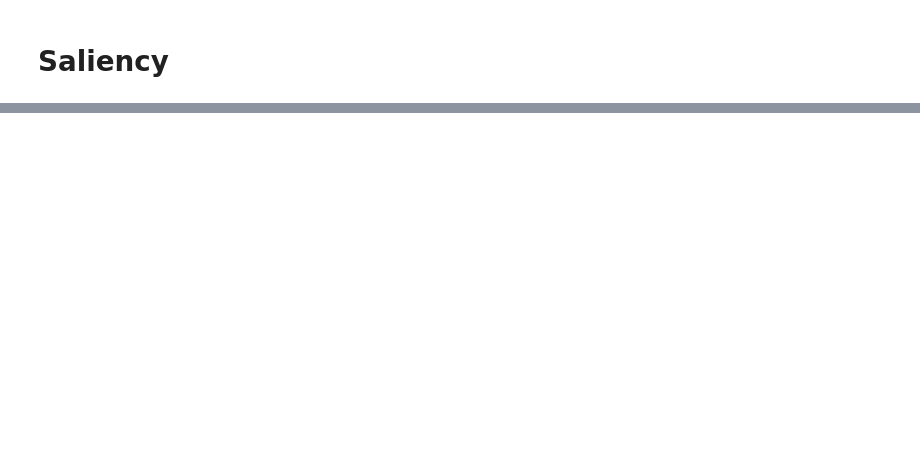
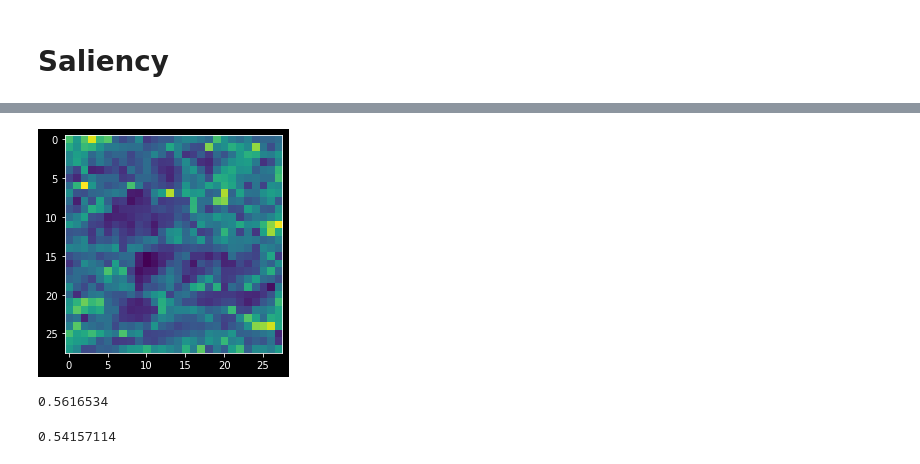
Before and after one commit to YalesRios/Samel, a Jupyter notebook: samel.ipynb, the cells around one changed output, grey strips where cells are left out. Cells and saved outputs as stored; diff of their text form; code cells hidden in the pictures; blank space fills up the shorter version.

```diff
--- a/samel.ipynb
+++ b/samel.ipynb
@@ -161,5 +232,4 @@ plt.show()
 # %%
 # Compute difference of saliency maps
-saliency_map_difference = np.std(saliency_maps,axis=0)/np.average(saliency_maps,axis=0)
-plt.imshow(saliency_map_difference)
-plt.show()
+def generate_uncertainty_map(saliency_maps):
+    return(np.std(saliency_maps,axis=0)/np.average(saliency_maps,axis=0))
@@ -166,3 +261,12 @@ plt.show()
+# %%
+# Visualise uncertainty map example
+uncertainty_map = generate_uncertainty_map(maps)
+plt.imshow(uncertainty_map)
+plt.show()
+# %% [output]
+[figure, added]
 # %%
-#Compute the average difference value for each pixel
+# Compute the average difference value for each pixel (uncertainty)
 np.average(saliency_map_difference)
+# %% [output]
+0.5616534
@@ -172 +273,11 @@ predicted_classes
+# %%
+# Generating example using wrapper function
+input_idx = 4
+uncertainty = calculate_uncertainty(classifiers = lenets,
+                              classifier_input = testX[input_idx],
+                              output_node = np.argmax(testY[input_idx]),
+                              visualised_layer = 9)
+print(uncertainty)
+# %% [output]
+0.54157114
 # %%
```
Also changed, not shown: parts of 18 cells of this notebook.
